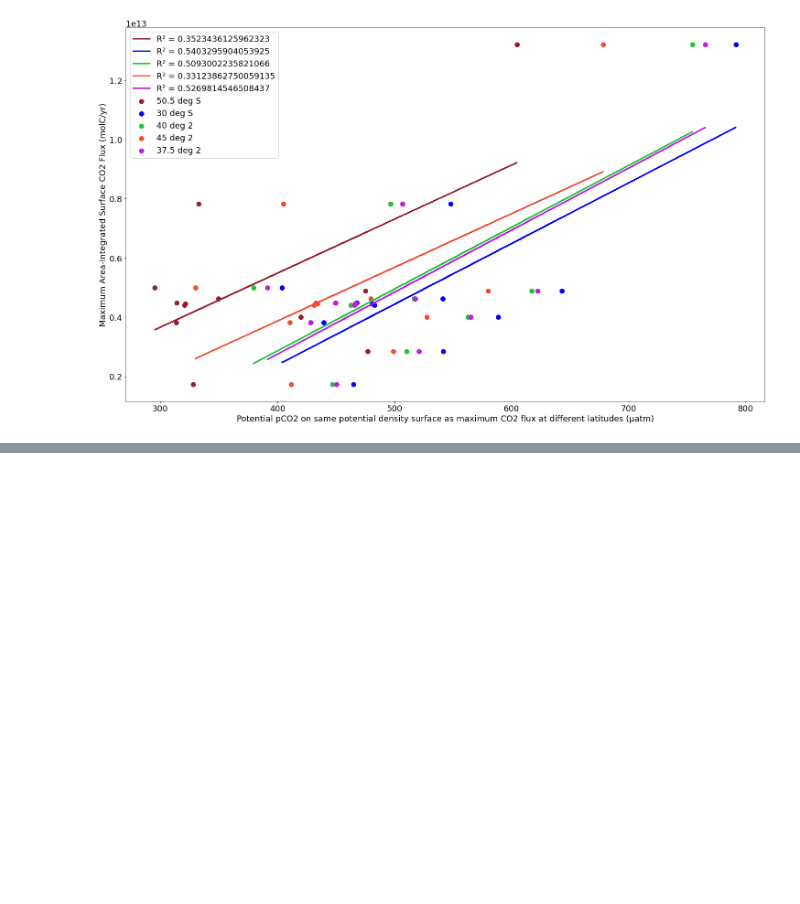
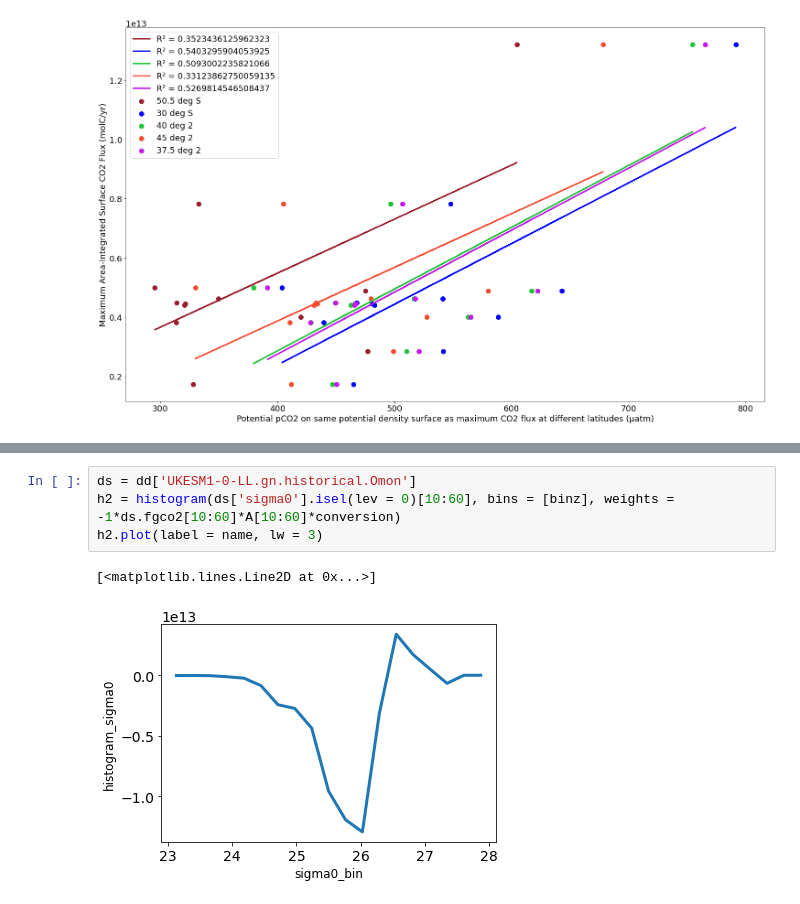
Before and after one commit to gmacgilchrist/seniorthesis, a Jupyter notebook: notebooks/areaproblems.ipynb, the cells around one changed output, grey strips where cells are left out. Cells and saved outputs as stored; diff of their text form; blank space fills up the shorter version.

```diff
--- a/notebooks/areaproblems.ipynb
+++ b/notebooks/areaproblems.ipynb
@@ -984,0 +1018,7 @@ plt.rcParams["figure.figsize"] = (25,15)
+# %%
+ds = dd['UKESM1-0-LL.gn.historical.Omon']
+h2 = histogram(ds['sigma0'].isel(lev = 0)[10:60], bins = [binz], weights = -1*ds.fgco2[10:60]*A[10:60]*conversion)
+h2.plot(label = name, lw = 3)
+# %% [output]
+[<matplotlib.lines.Line2D at 0x...>]
+[figure, added]
```
Also changed, not shown: parts of 5 cells of this notebook, 1 other file.
